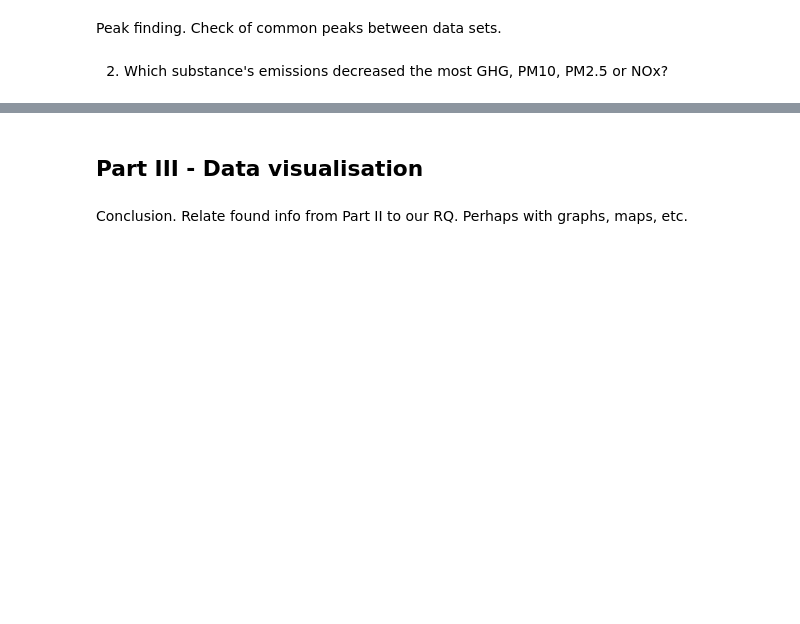
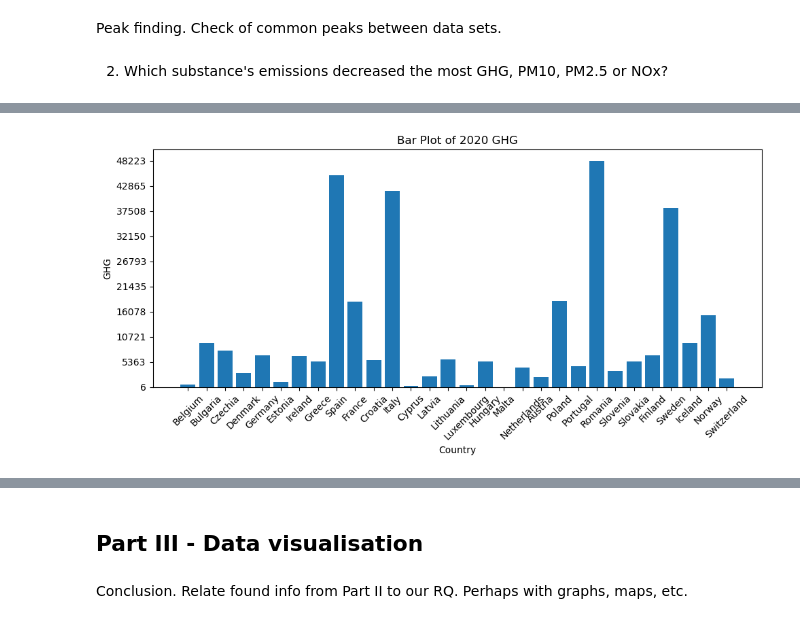
Before and after one commit to HHappy7/TIL6010-GroupProject, a Jupyter notebook: GroupProject-Layout.ipynb, the cells around one changed output, grey strips where cells are left out. Drawn from its saved outputs; the diff is of its cells as text; code cells hidden in the pictures; blank space fills up the shorter version.

```diff
--- a/GroupProject-Layout.ipynb
+++ b/GroupProject-Layout.ipynb
@@ -120,0 +121,22 @@ plt.show()
+# %%
+
+# Creating a bar plot of a column against another column
+# Creating the bar plot
+plt.figure(figsize=(10, 5))  # Optional: You can set the figure size
+plt.bar(df_GHG['Greenhouse gasses'], df_GHG['2020'])
+plt.xlabel('Country')
+plt.ylabel('GHG')
+plt.title('Bar Plot of 2020 GHG')
+plt.xticks(rotation=45)  # Rotating x-axis labels for better readability
+min_ghg = df_GHG['2020'].min()
+max_ghg = df_GHG['2020'].max()
+
+# Generate evenly spaced y-ticks. Here we're generating 10 ticks for illustration, but you can change this.
+yticks = np.linspace(min_ghg, max_ghg, 10)
+plt.yticks(yticks)
+plt.tight_layout()  # Adjusts the plot to ensure everything fits without overlapping
+
+# Displaying the plot
+plt.show()
+# %% [output]
+[figure, added]
```
Also changed, not shown: parts of 2 cells of this notebook.
